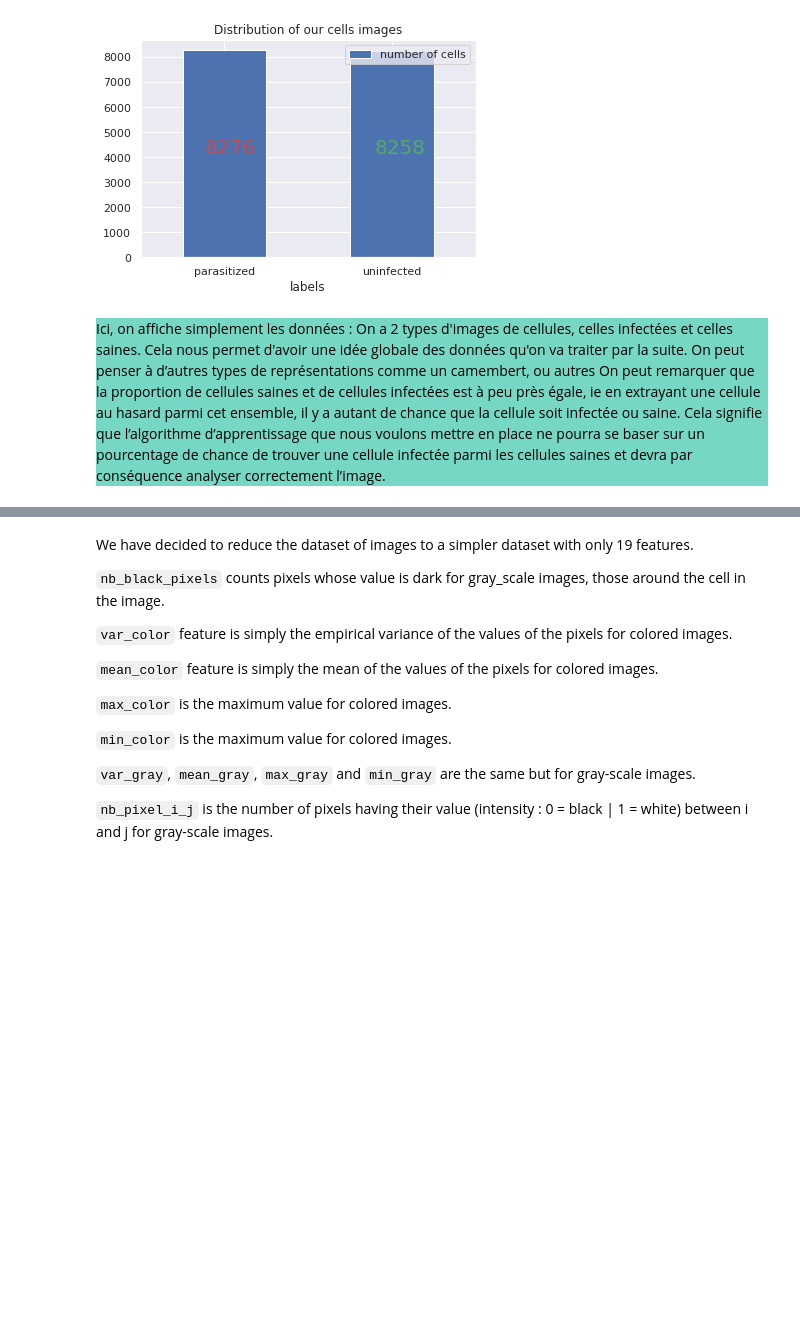
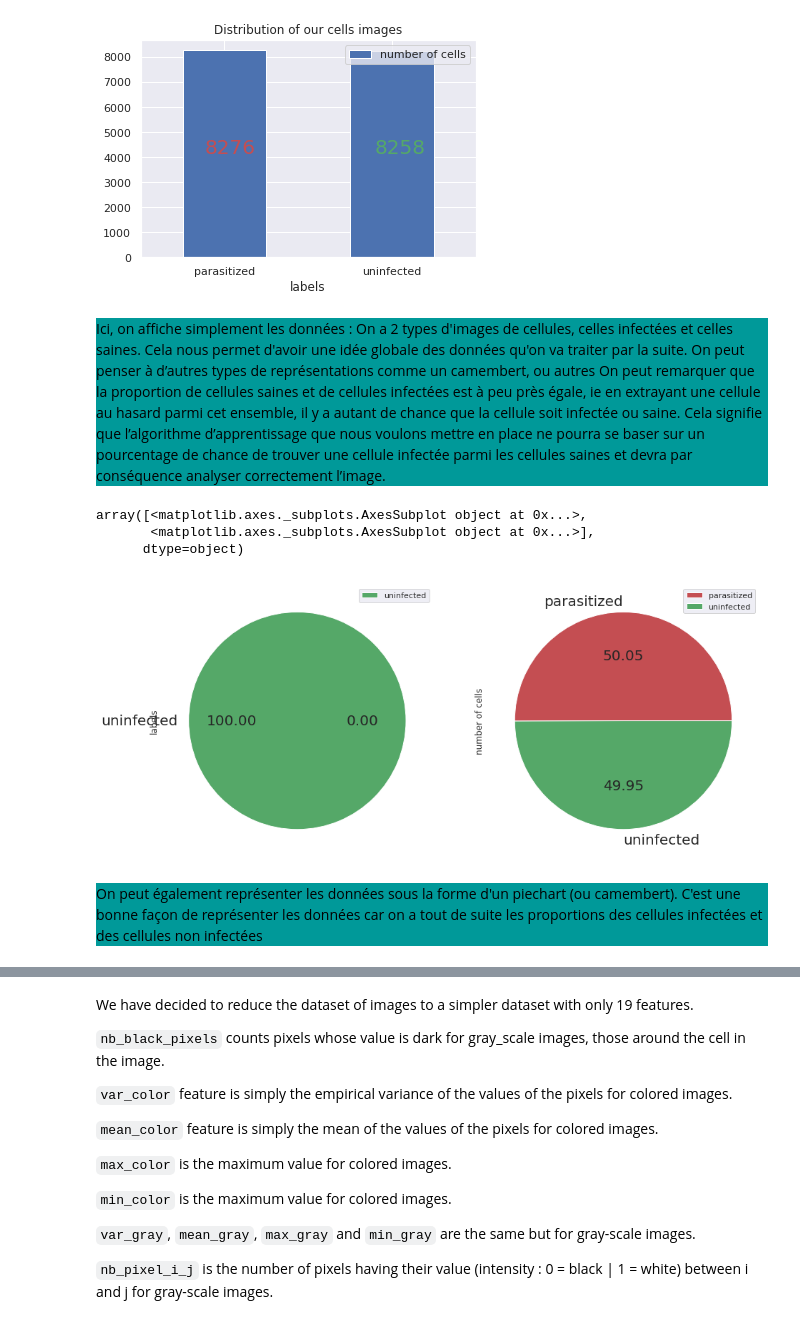
Before and after one commit to charlottetrupin/malaria, a Jupyter notebook: starting_kit/README_{visualization}.ipynb, the cells around one changed output, grey strips where cells are left out. Drawn from its saved outputs; the diff is of its cells as text; code cells hidden in the pictures; blank space fills up the shorter version.

Commit message:
ajout de modèles: {visualization}

```diff
--- a/starting_kit/README_{visualization}.ipynb
+++ b/starting_kit/README_{visualization}.ipynb
@@ -94,10 +97,25 @@ Number of features = 19
 Number of classes = 2
 [figure]
 # %% [markdown]
-<div style="background:#76D7C4 ">
+<div style="background:#009999 ">
 Ici, on affiche simplement les données : On a 2 types d'images de cellules, celles infectées et celles saines. Cela nous permet d'avoir une idée globale des données qu'on va traiter par la suite. On peut penser à d’autres types de représentations comme un camembert, ou autres
 On peut remarquer que la proportion de cellules saines et de cellules infectées est à peu près égale, ie en extrayant une cellule au hasard parmi cet ensemble, il y a autant de chance que la cellule soit infectée ou saine. Cela signifie que l’algorithme d’apprentissage que nous voulons mettre en place ne pourra se baser sur un pourcentage de chance de trouver une cellule infectée parmi les cellules saines et devra par conséquence analyser correctement l’image.
 </div>
+# %%
+pf = pd.DataFrame({'labels':[0, 1],
+                  'number of cells': [nb_p, nb_u]},
+                   index = ['parasitized', 'uninfected'])
+pf.plot(kind='pie', labels=['parasitized', 'uninfected'], colors=['r', 'g'],
+        autopct='%.2f', fontsize=20, figsize=(15, 15), subplots=True)
+# %% [output]
+array([<matplotlib.axes._subplots.AxesSubplot object at 0x...>,
+       <matplotlib.axes._subplots.AxesSubplot object at 0x...>],
+      dtype=object)
+[figure, added]
+# %% [markdown]
+<div style="background:#009999 ">
+On peut également représenter les données sous la forme d'un piechart (ou camembert). C'est une bonne façon de représenter les données car on a tout de suite les proportions des cellules infectées et des cellules non infectées
+</div>
 # %%
 data.head()
 # %% [output]
```
Also changed, not shown: parts of 12 cells of this notebook.
